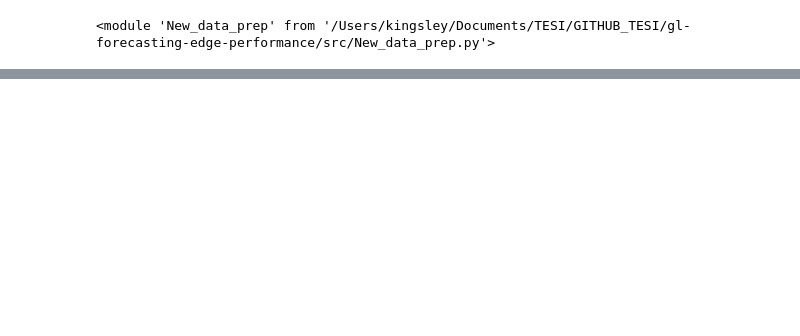
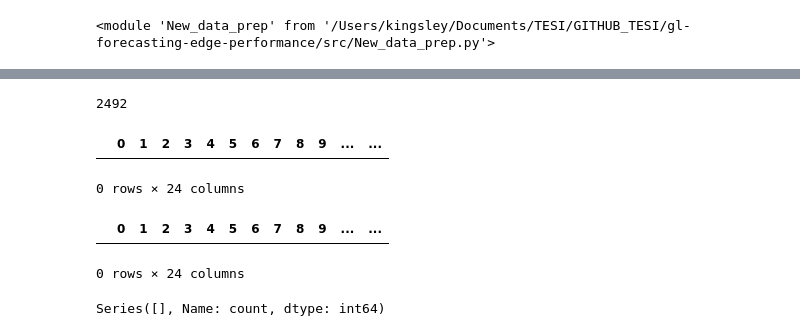
Before and after one commit to unimib-datAI/gl-forecasting-edge-performance, a Jupyter notebook: src/TEST_PREPARE_DATA.ipynb, the cells around one changed output, grey strips where cells are left out. Cells and saved outputs as stored; diff of their text form; code cells hidden in the pictures; blank space fills up the shorter version.

```diff
--- a/src/TEST_PREPARE_DATA.ipynb
+++ b/src/TEST_PREPARE_DATA.ipynb
@@ -93,0 +228,18 @@ Total Rows         2544        346         432
+# %%
+len(df.drop_duplicates())
+# %% [output]
+2492
+# %%
+df[df.duplicated()]
+# %% [output]
+|  | 0 | 1 | 2 | 3 | 4 | 5 | 6 | 7 | 8 | 9 | ... | ... |
+0 rows × 24 columns
+# %%
+df[df.duplicated(keep=False)]
+# %% [output]
+|  | 0 | 1 | 2 | 3 | 4 | 5 | 6 | 7 | 8 | 9 | ... | ... |
+0 rows × 24 columns
+# %%
+df.value_counts()[df.value_counts() > 2]
+# %% [output]
+Series([], Name: count, dtype: int64)
```
Also changed, not shown: parts of 22 cells of this notebook, 20 other files.
